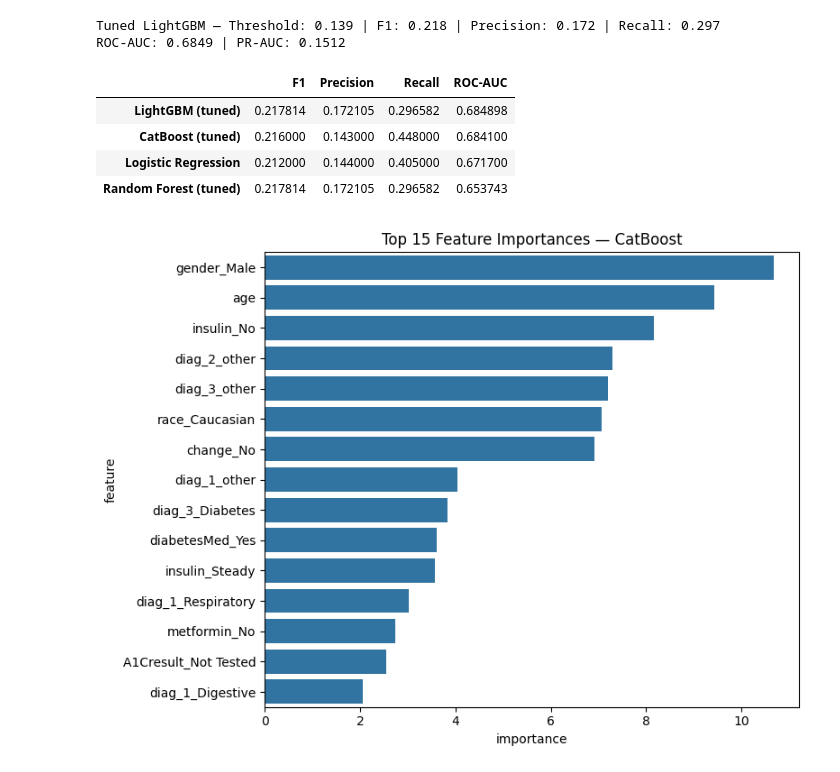
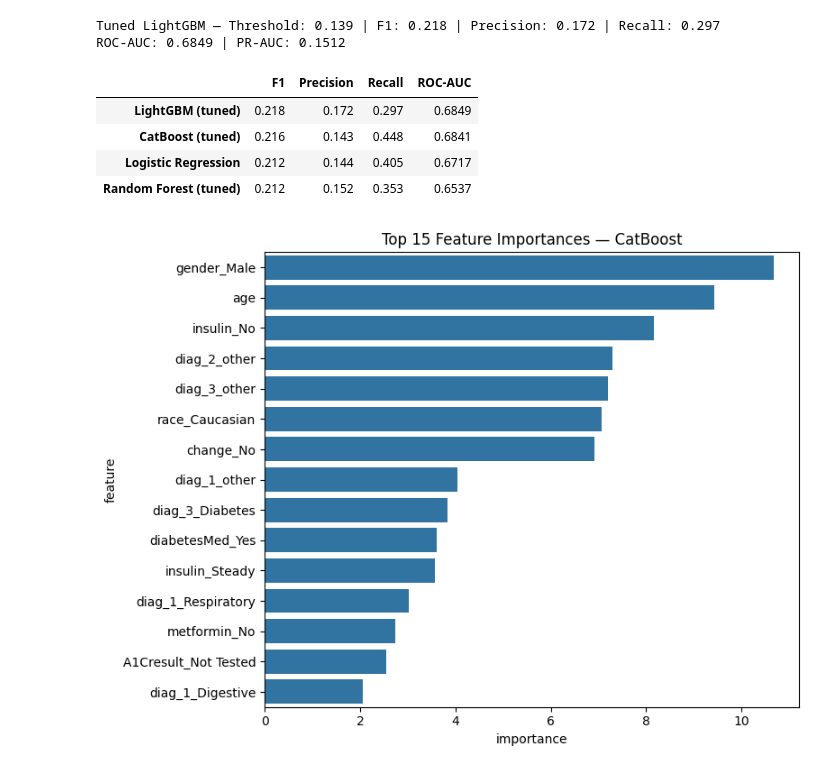
Before and after one commit to Priyanshi-Vishwakarma22/Hospital_Readmission_Risk_Prediction, a Jupyter notebook: notebook/training_data.ipynb, the cells around one changed output. Saved outputs shown, nothing was run; the diff lists cells and outputs as text; code cells hidden in the pictures.

```diff
--- a/notebook/training_data.ipynb
+++ b/notebook/training_data.ipynb
@@ -743,20 +743,20 @@ ROC-AUC: 0.6849 | PR-AUC: 0.1512
 # %%
 final_results = {
     "Logistic Regression": {"F1": 0.212, "Precision": 0.144, "Recall": 0.405, "ROC-AUC": 0.6717},
-    "Random Forest (tuned)": {"F1": f1_scores[best_idx], "Precision": precision[best_idx], "Recall": recall[best_idx], "ROC-AUC": roc_auc_score(y_test, y_proba_best_rf)},
+    "Random Forest (tuned)": {"F1": 0.212, "Precision": 0.152, "Recall": 0.353, "ROC-AUC": 0.6537},
     "CatBoost (tuned)": {"F1": 0.216, "Precision": 0.143, "Recall": 0.448, "ROC-AUC": 0.6841},
-    "LightGBM (tuned)": {"F1": f1_scores[best_idx], "Precision": precision[best_idx], "Recall": recall[best_idx], "ROC-AUC": roc_auc_score(y_test, y_proba_best_lgbm)},
+    "LightGBM (tuned)": {"F1": 0.218, "Precision": 0.172, "Recall": 0.297, "ROC-AUC": 0.6849},
 }
 
 comparison_df = pd.DataFrame(final_results).T
 comparison_df = comparison_df.sort_values("ROC-AUC", ascending=False)
 comparison_df
 # %% [output]
 |  | F1 | Precision | Recall | ROC-AUC |
-| LightGBM (tuned) | 0.217814 | 0.172105 | 0.296582 | 0.684898 |
-| CatBoost (tuned) | 0.216000 | 0.143000 | 0.448000 | 0.684100 |
-| Logistic Regression | 0.212000 | 0.144000 | 0.405000 | 0.671700 |
-| Random Forest (tuned) | 0.217814 | 0.172105 | 0.296582 | 0.653743 |
+| LightGBM (tuned) | 0.218 | 0.172 | 0.297 | 0.6849 |
+| CatBoost (tuned) | 0.216 | 0.143 | 0.448 | 0.6841 |
+| Logistic Regression | 0.212 | 0.144 | 0.405 | 0.6717 |
+| Random Forest (tuned) | 0.212 | 0.152 | 0.353 | 0.6537 |
 # %%
 importances = best_cat_model.named_steps['clf'].feature_importances_
 feat_names = X_train.columns
```
Also changed, not shown: parts of 4 cells of this notebook, 5 other files.
